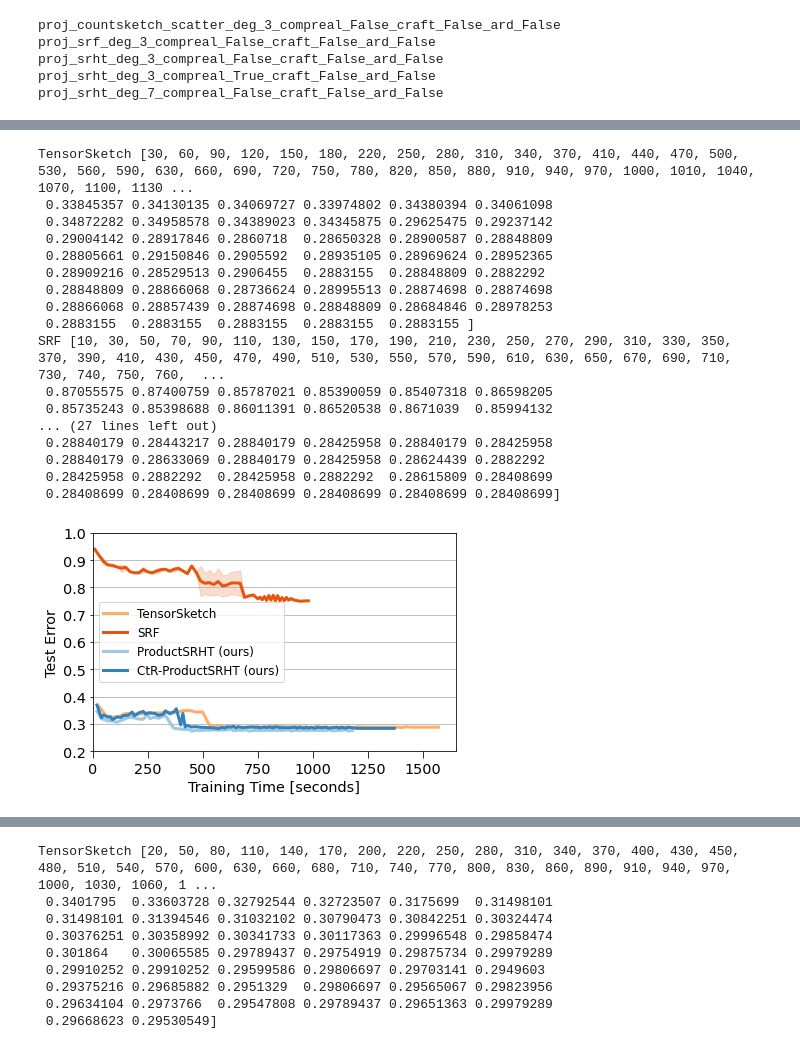
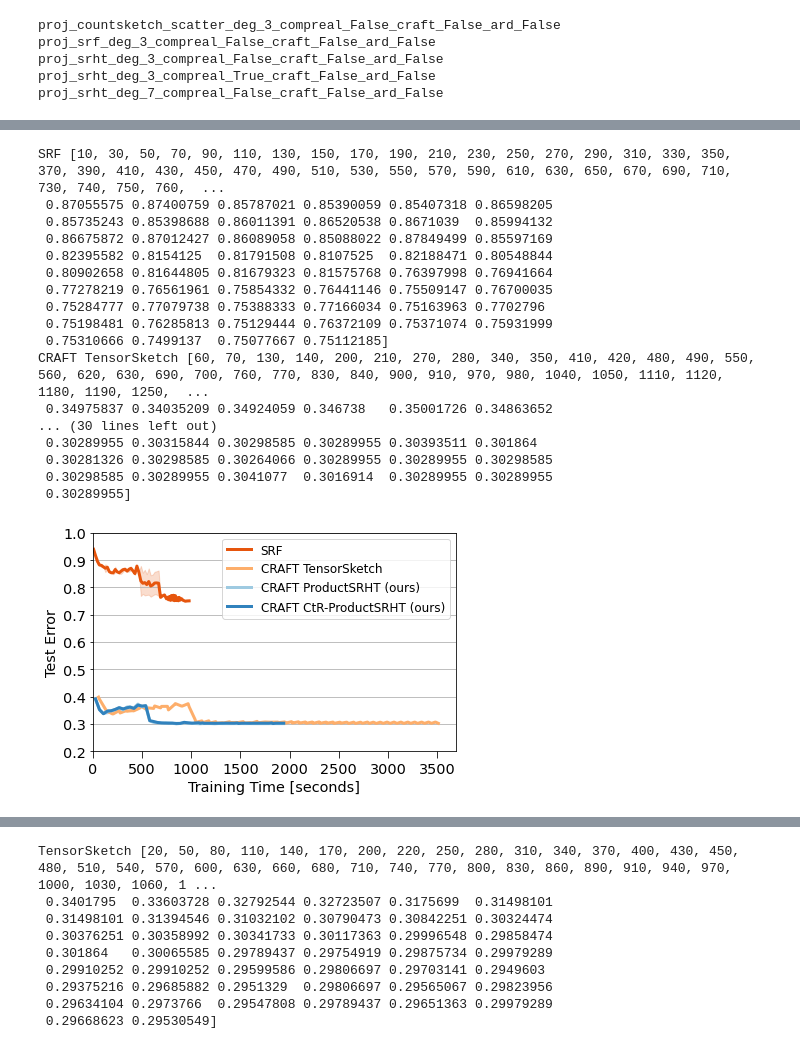
Before and after one commit to joneswack/dp-rfs, a Jupyter notebook: notebooks/read-tf-logs.ipynb, the cells around one changed output, grey strips where cells are left out. Saved outputs shown, nothing was run; the diff lists cells and outputs as text; code cells hidden in the pictures.

```diff
--- a/notebooks/read-tf-logs.ipynb
+++ b/notebooks/read-tf-logs.ipynb
@@ -117,34 +151,34 @@ proj_srht_deg_7_compreal_False_craft_False_ard_False
 # %%
-# Fine-grained, no tune, LR scheduler
+# Fine-grained, CRAFT, no tune, LR scheduler
 
 dirs_p3_tune = [
-    ('TensorSketch', colors[4], folder_fg+'proj_countsketch_scatter_deg_3_compreal_False_craft_False_ard_False'),
+#     ('CRAFT ProductSRHT', colors[6], folder+'sgp_MNIST_proj_srht_deg_7_compreal_False_craft_True_ard_False_norm_nocache_t4_lr_0.001_epochs_150'),
     ('SRF', colors[5], folder_fg+'proj_srf_deg_3_compreal_False_craft_False_ard_False'),
-#     ('CRAFT ProductSRHT', colors[6], folder+'sgp_MNIST_proj_srht_deg_7_compreal_False_craft_True_ard_False_norm_nocache_t4_lr_0.001_epochs_150'),
-    ('ProductSRHT (ours)', colors[6], folder_fg+'proj_srht_deg_3_compreal_False_craft_False_ard_False'),
-    ('CtR-ProductSRHT (ours)', colors[7], folder_fg+'proj_srht_deg_3_compreal_True_craft_False_ard_False'),
+    ('CRAFT TensorSketch', colors[4], folder_fg+'proj_countsketch_scatter_deg_3_compreal_False_craft_True_ard_False'),
+    ('CRAFT ProductSRHT (ours)', colors[6], folder_fg+'proj_srht_deg_3_compreal_False_craft_True_ard_False'),
+    ('CRAFT CtR-ProductSRHT (ours)', colors[7], folder_fg+'proj_srht_deg_3_compreal_True_craft_True_ard_False'),
 #     ('CRAFT TensorSketch', colors[4], folder_fg+'proj_countsketch_scatter_deg_3_compreal_False_craft_True_ard_False'),
 #     ('CRAFT ProductSRHT', colors[6], folder_fg+'proj_srht_deg_3_compreal_False_craft_True_ard_False'),
 #     ('CRAFT CtR-ProductSRHT', colors[7], folder_fg+'proj_srht_deg_3_compreal_True_craft_True_ard_False')
 ]
 
-plot_dirs(dirs_p3_tune, savepath='../figures/fine_grained.pdf', tf_log=False, legend_loc='center left')
+plot_dirs(dirs_p3_tune, savepath='../figures/fine_grained_craft.pdf', tf_log=False)
 # %% [output]
-TensorSketch [30, 60, 90, 120, 150, 180, 220, 250, 280, 310, 340, 370, 410, 440, 470, 500, 530, 560, 590, 630, 660, 690, 720, 750, 780, 820, 850, 880, 910, 940, 970, 1000, 1010, 1040, 1070, 1100, 1130 ...
- 0.33845357 0.34130135 0.34069727 0.33974802 0.34380394 0.34061098
- 0.34872282 0.34958578 0.34389023 0.34345875 0.29625475 0.29237142
- 0.29004142 0.28917846 0.2860718  0.28650328 0.28900587 0.28848809
- 0.28805661 0.29150846 0.2905592  0.28935105 0.28969624 0.28952365
- 0.28909216 0.28529513 0.2906455  0.2883155  0.28848809 0.2882292
- 0.28848809 0.28866068 0.28736624 0.28995513 0.28874698 0.28874698
- 0.28866068 0.28857439 0.28874698 0.28848809 0.28684846 0.28978253
- 0.2883155  0.2883155  0.2883155  0.2883155  0.2883155 ]
 SRF [10, 30, 50, 70, 90, 110, 130, 150, 170, 190, 210, 230, 250, 270, 290, 310, 330, 350, 370, 390, 410, 430, 450, 470, 490, 510, 530, 550, 570, 590, 610, 630, 650, 670, 690, 710, 730, 740, 750, 760,  ...
  0.87055575 0.87400759 0.85787021 0.85390059 0.85407318 0.86598205
  0.85735243 0.85398688 0.86011391 0.86520538 0.8671039  0.85994132
-... (27 lines left out)
- 0.28840179 0.28443217 0.28840179 0.28425958 0.28840179 0.28425958
- 0.28840179 0.28633069 0.28840179 0.28425958 0.28624439 0.2882292
- 0.28425958 0.2882292  0.28425958 0.2882292  0.28615809 0.28408699
- 0.28408699 0.28408699 0.28408699 0.28408699 0.28408699 0.28408699]
+ 0.86675872 0.87012427 0.86089058 0.85088022 0.87849499 0.85597169
+ 0.82395582 0.8154125  0.81791508 0.8107525  0.82188471 0.80548844
+ 0.80902658 0.81644805 0.81679323 0.81575768 0.76397998 0.76941664
+ 0.77278219 0.76561961 0.75854332 0.76441146 0.75509147 0.76700035
+ 0.75284777 0.77079738 0.75388333 0.77166034 0.75163963 0.7702796
+ 0.75198481 0.76285813 0.75129444 0.76372109 0.75371074 0.75931999
+ 0.75310666 0.7499137  0.75077667 0.75112185]
+CRAFT TensorSketch [60, 70, 130, 140, 200, 210, 270, 280, 340, 350, 410, 420, 480, 490, 550, 560, 620, 630, 690, 700, 760, 770, 830, 840, 900, 910, 970, 980, 1040, 1050, 1110, 1120, 1180, 1190, 1250,  ...
+ 0.34975837 0.34035209 0.34924059 0.346738   0.35001726 0.34863652
+... (30 lines left out)
+ 0.30289955 0.30315844 0.30298585 0.30289955 0.30393511 0.301864
+ 0.30281326 0.30298585 0.30264066 0.30289955 0.30289955 0.30298585
+ 0.30298585 0.30289955 0.3041077  0.3016914  0.30289955 0.30289955
+ 0.30289955]
-[figure, old version]
+[figure, new version]
```
Also changed, not shown: parts of 2 cells of this notebook, 4 other files.
